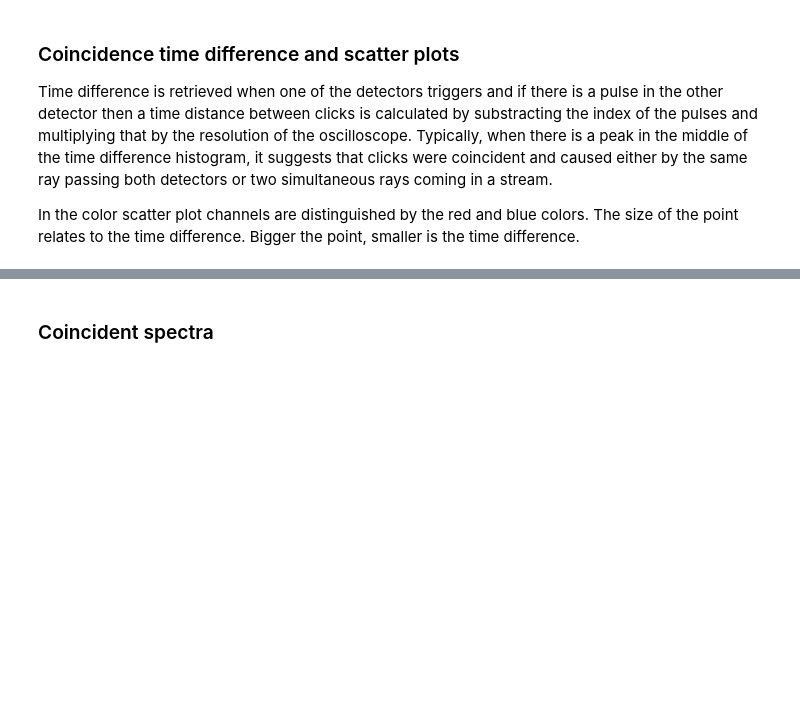
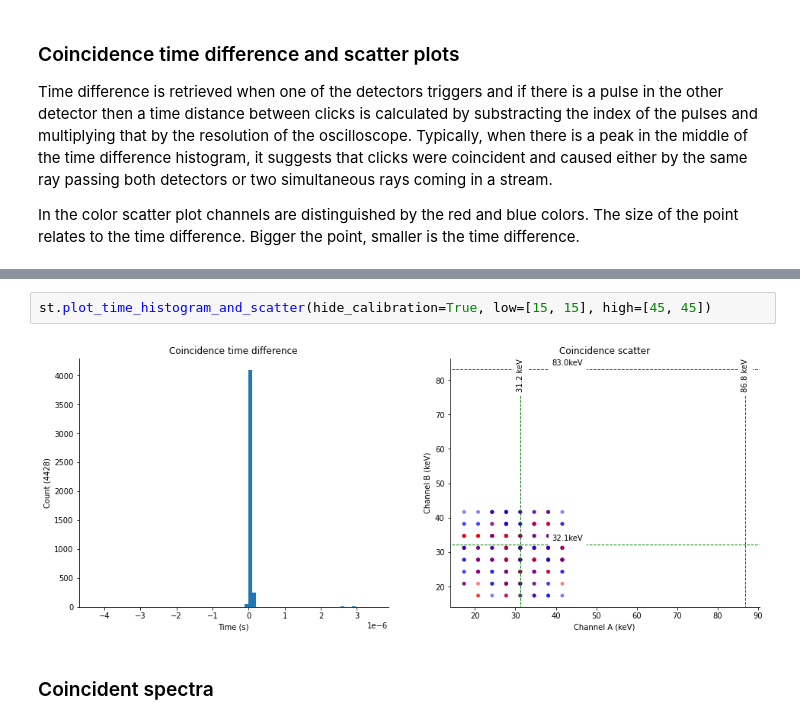
Before and after one commit to markomanninen/tandempiercerexperiment, a Jupyter notebook: reports/TPE Report - Background next geometry - Day run.ipynb, the cells around one changed output, grey strips where cells are left out. Cells and saved outputs as stored; diff of their text form; blank space fills up the shorter version.

```diff
--- a/reports/TPE Report - Background next geometry - Day run.ipynb
+++ b/reports/TPE Report - Background next geometry - Day run.ipynb
@@ -147,3 +151,7 @@ st.plot_time_histogram_and_scatter(hide_calibration=True)
+# %%
+st.plot_time_histogram_and_scatter(hide_calibration=True, low=[15, 15], high=[45, 45])
+# %% [output]
+[figure, added]
 # %% [markdown]
 ### Coincident spectra
 # %%
```
Also changed, not shown: parts of 5 cells of this notebook.
